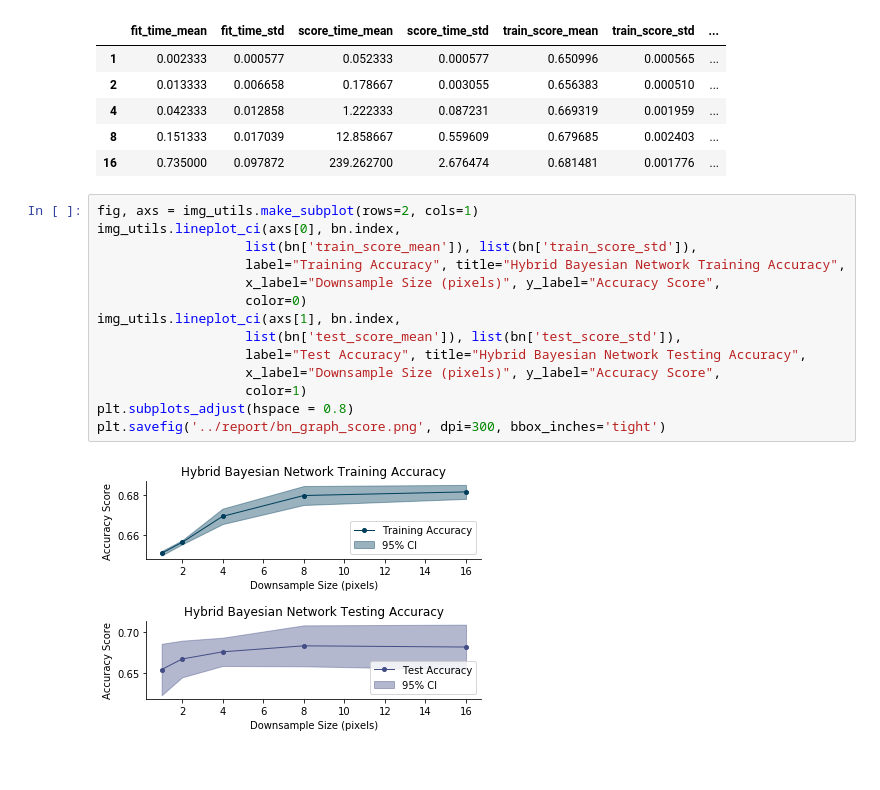
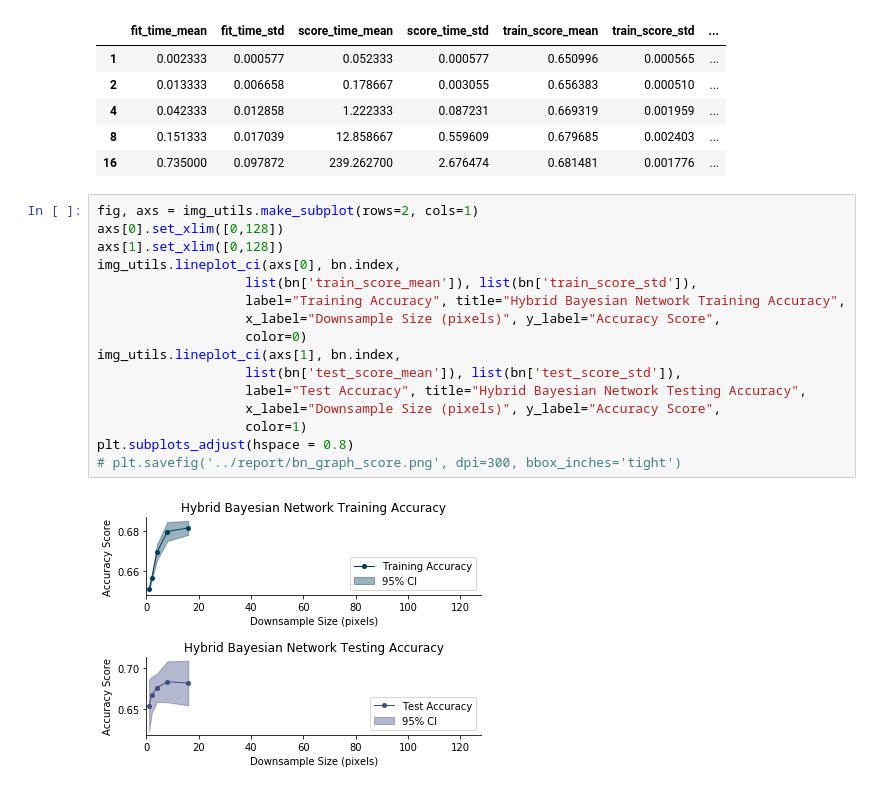
Before and after one commit to nextBillyonair/PGMImageInterpolation, a Jupyter notebook: src/ResultPlotting.ipynb, the cells around one changed output. Drawn from its saved outputs; the diff is of its cells as text.

```diff
--- a/src/ResultPlotting.ipynb
+++ b/src/ResultPlotting.ipynb
@@ -153,20 +153,22 @@ bn
 | 16 | 0.735000 | 0.097872 | 239.262700 | 2.676474 | 0.681481 | 0.001776 | ... |
 # %%
 fig, axs = img_utils.make_subplot(rows=2, cols=1)
+axs[0].set_xlim([0,128])
+axs[1].set_xlim([0,128])
 img_utils.lineplot_ci(axs[0], bn.index,
                    list(bn['train_score_mean']), list(bn['train_score_std']),
                    label="Training Accuracy", title="Hybrid Bayesian Network Training Accuracy",
                    x_label="Downsample Size (pixels)", y_label="Accuracy Score",
                    color=0)
 img_utils.lineplot_ci(axs[1], bn.index,
                    list(bn['test_score_mean']), list(bn['test_score_std']),
                    label="Test Accuracy", title="Hybrid Bayesian Network Testing Accuracy",
                    x_label="Downsample Size (pixels)", y_label="Accuracy Score",
                    color=1)
 plt.subplots_adjust(hspace = 0.8)
-plt.savefig('../report/bn_graph_score.png', dpi=300, bbox_inches='tight')
+# plt.savefig('../report/bn_graph_score.png', dpi=300, bbox_inches='tight')
 # %% [output]
-[figure, old version]
+[figure, new version]
 # %%
 fig, axs = img_utils.make_subplot(rows=2, cols=1)
 img_utils.lineplot_ci(axs[0], bn.index,
```
Also changed, not shown: parts of 3 cells of this notebook, 3 other files.
